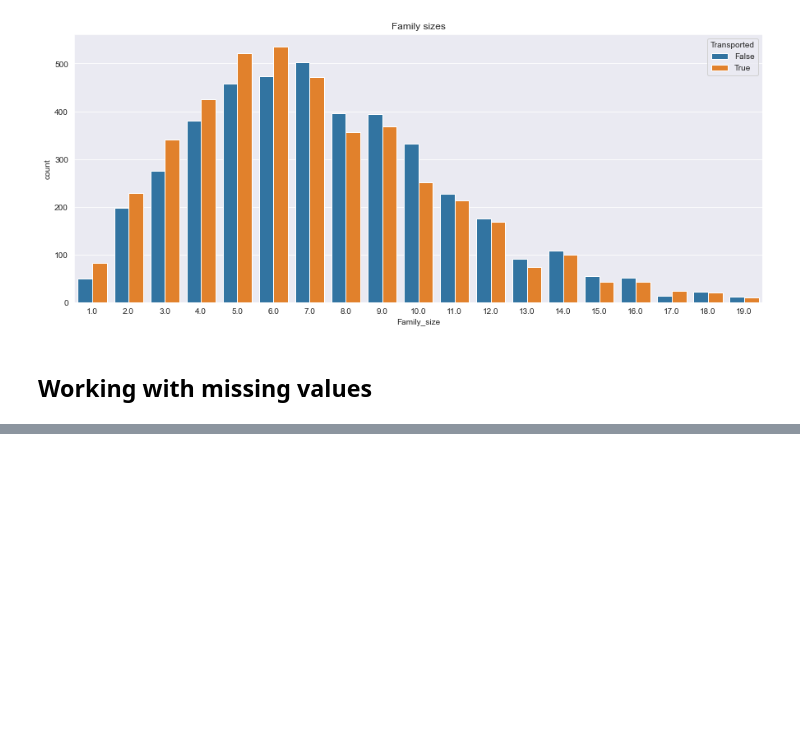
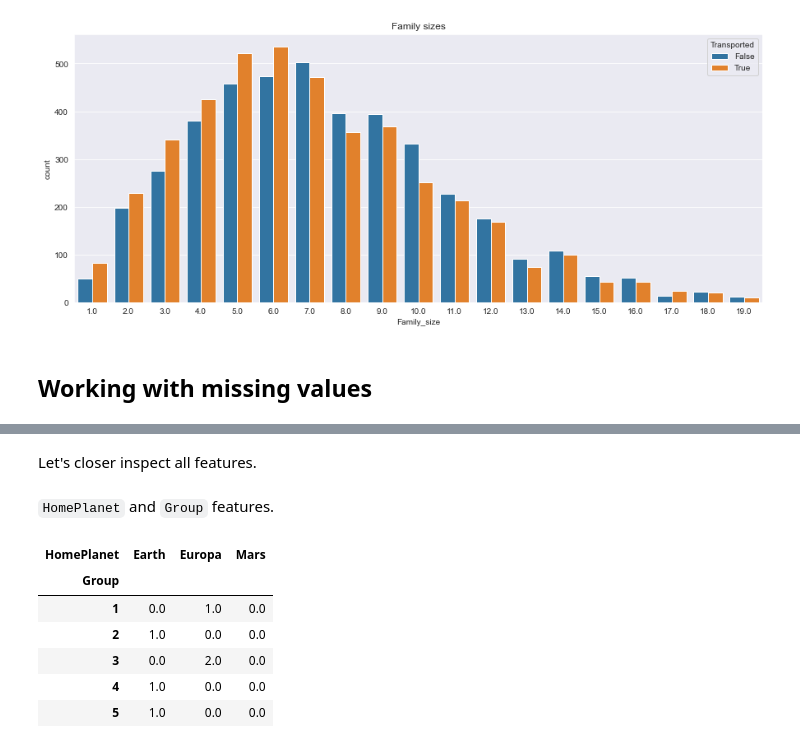
Before and after one commit to Ark3M/Kaggle-competitions, a Jupyter notebook: Spaceship Titanic/Spaceship_Titanic.ipynb, the cells around one changed output, grey strips where cells are left out. Cells and saved outputs as stored; diff of their text form; code cells hidden in the pictures; blank space fills up the shorter version.

```diff
--- a/Spaceship Titanic/Spaceship_Titanic.ipynb
+++ b/Spaceship Titanic/Spaceship_Titanic.ipynb
@@ -425,0 +464,16 @@ plt.title("Family sizes");
+# %% [markdown]
+Let's closer inspect all features.
+# %% [markdown]
+`HomePlanet` and `Group` features.
+# %%
+# Joint distribution of HomePlanet and Group
+ghp = data.groupby(["Group", "HomePlanet"])["HomePlanet"].size().unstack().fillna(0)
+ghp.head(n=5)
+# %% [output]
+| HomePlanet | Earth | Europa | Mars |
+| Group |  |  |  |
+| 1 | 0.0 | 1.0 | 0.0 |
+| 2 | 1.0 | 0.0 | 0.0 |
+| 3 | 0.0 | 2.0 | 0.0 |
+| 4 | 1.0 | 0.0 | 0.0 |
+| 5 | 1.0 | 0.0 | 0.0 |
```
Also changed, not shown: parts of 6 cells of this notebook.
